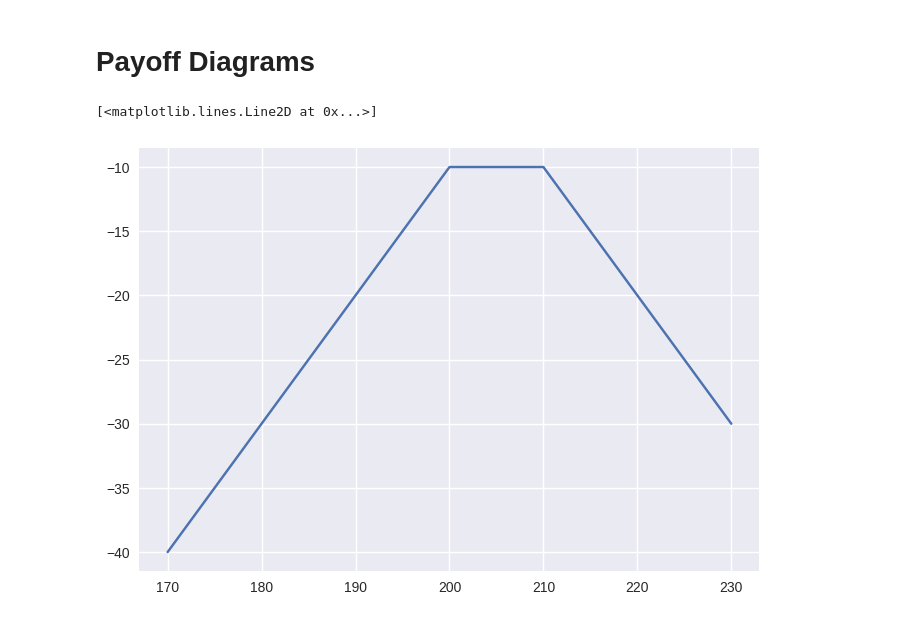
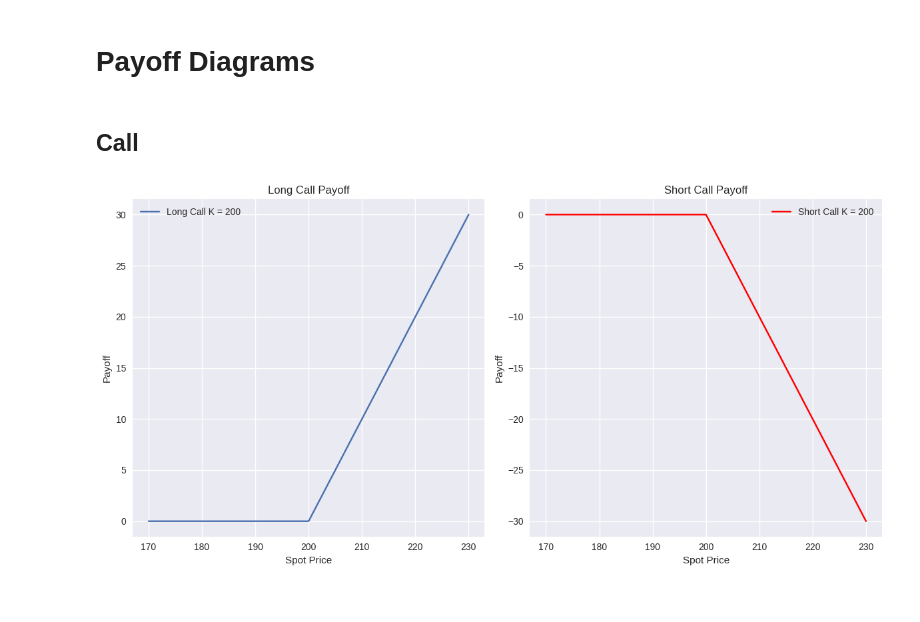
Before and after one commit to ed-churchill/implied-order-book, a Jupyter notebook: black-scholes-modelling.ipynb, the cells around one changed output. Cells and saved outputs as stored; diff of their text form; code cells hidden in the pictures.

Commit message:
Add payoff diagrams for calls, puts, straddles, strangles

```diff
--- a/black-scholes-modelling.ipynb
+++ b/black-scholes-modelling.ipynb
@@ -1275,13 +1271,42 @@ for i, option_type in enumerate(option_types):
 # %% [markdown]
 # Payoff Diagrams
-# %%
-payoff = bsm.position_payoff(
-    spots=np.linspace(170, 230, 1000),
-    option_types=['Call', 'Put'],
-    positions=['Short', 'Short'],
-    strikes=[200, 210]
-)
-plt.plot(np.linspace(170, 230, 1000), payoff)
-# %% [output]
-[<matplotlib.lines.Line2D at 0x...>]
-[figure, removed]
+# %%
+# Range of spot prices for payoff diagrams
+spots = np.linspace(170, 230, 1000)
+# %% [markdown]
+## Call
+# %%
+# Long call payoff
+long_call_payoff = bsm.position_payoff(
+    spots=spots,
+    option_types=['Call'],
+    positions=['Long'],
+    strikes=[200]
+)
+
+# Short call payoff
+short_call_payoff = bsm.position_payoff(
+    spots=spots,
+    option_types=['Call'],
+    positions=['Short'],
+    strikes=[200]
+)
+
+# Plot
+fig, axs = plt.subplots(1, 2, figsize=(12, 6))
+axs[0].plot(spots, long_call_payoff, label='Long Call K = 200')
+axs[0].set_title('Long Call Payoff')
+axs[0].set_xlabel('Spot Price')
+axs[0].set_ylabel('Payoff')
+axs[0].legend()
+axs[0].grid(True)
+axs[1].plot(spots, short_call_payoff, label='Short Call K = 200', color='red')
+axs[1].set_title('Short Call Payoff')
+axs[1].set_xlabel('Spot Price')
+axs[1].set_ylabel('Payoff')
+axs[1].legend()
+axs[1].grid(True)
+plt.tight_layout()
+plt.show()
+# %% [output]
+[figure, added]
```
Also changed, not shown: parts of 11 cells of this notebook.
